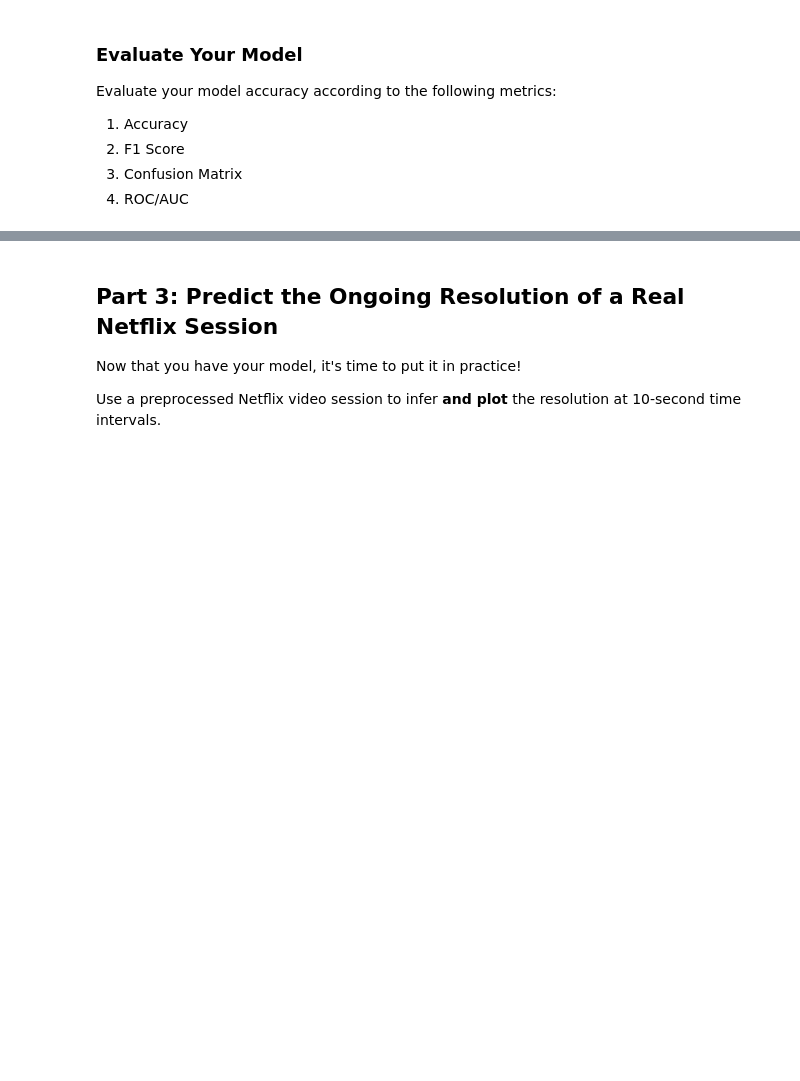
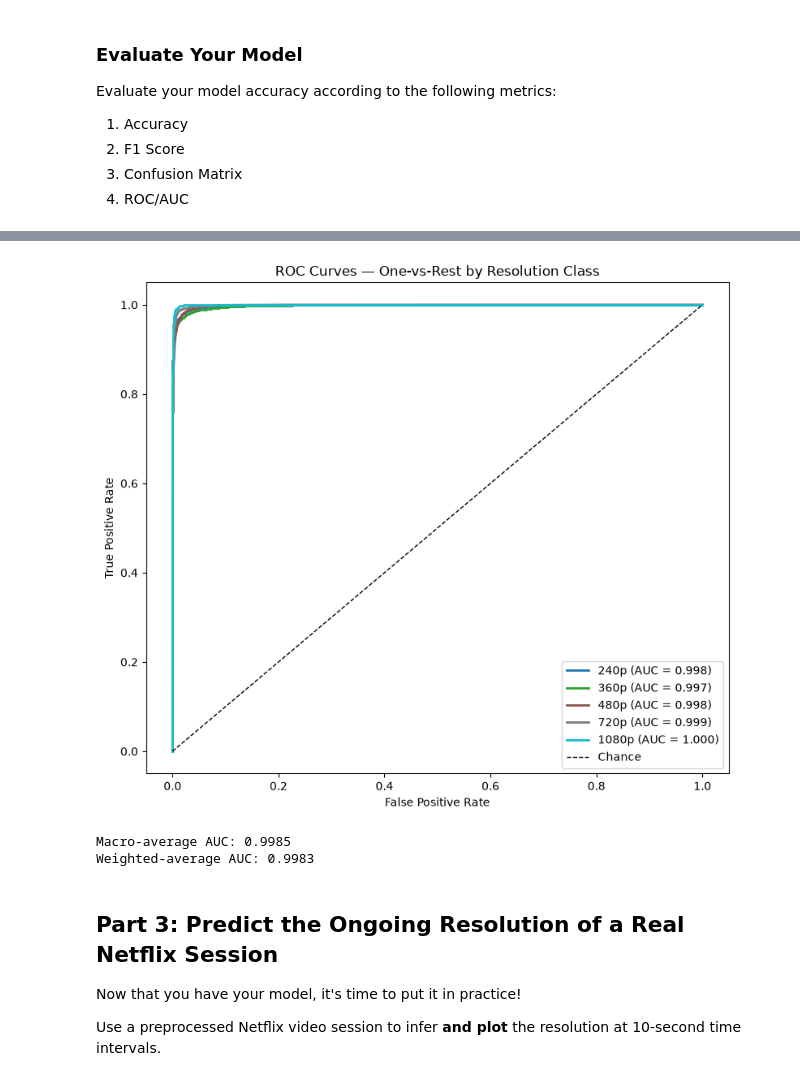
Before and after one commit to md-45/ml-systems-copy, a Jupyter notebook: docs/assignments/1-Video-Quality-Inference.ipynb, the cells around one changed output, grey strips where cells are left out. Saved outputs shown, nothing was run; the diff lists cells and outputs as text; code cells hidden in the pictures; blank space fills up the shorter version.

```diff
--- a/docs/assignments/1-Video-Quality-Inference.ipynb
+++ b/docs/assignments/1-Video-Quality-Inference.ipynb
@@ -473,3 +534,48 @@ LGBMRegressor(colsample_bytree=0.8, learning_rate=np.float64(0.1), max_depth=10,
+# %%
+#ROC/AUC
+from sklearn.metrics import roc_curve, auc, roc_auc_score
+from sklearn.preprocessing import label_binarize
+import numpy as np
+import matplotlib.pyplot as plt
+
+# Get predicted probabilities
+y_proba = best_model.predict_proba(X_test)
+
+# Binarize y_test for OvR ROC (shape: n_samples x n_classes)
+classes = best_model.classes_  # encoded labels, e.g. [0,1,2,3,4]
+y_test_bin = label_binarize(y_test, classes=classes)
+
+n_classes = len(classes)
+fpr, tpr, roc_auc = {}, {}, {}
+
+for i in range(n_classes):
+    fpr[i], tpr[i], _ = roc_curve(y_test_bin[:, i], y_proba[:, i])
+    roc_auc[i] = auc(fpr[i], tpr[i])
+
+# Plot
+plt.figure(figsize=(8, 7))
+colors = plt.cm.tab10(np.linspace(0, 1, n_classes))
+for i, color in zip(range(n_classes), colors):
+    plt.plot(fpr[i], tpr[i], color=color, lw=2,
+            label=f'{int(le.classes_[i])}p (AUC = {roc_auc[i]:.3f})')
+
+plt.plot([0, 1], [0, 1], 'k--', lw=1, label='Chance')
+plt.xlabel('False Positive Rate')
+plt.ylabel('True Positive Rate')
+plt.title('ROC Curves — One-vs-Rest by Resolution Class')
+plt.legend(loc='lower right')
+plt.tight_layout()
+plt.show()
+
+# Summary AUC scores
+macro_auc = roc_auc_score(y_test, y_proba, multi_class='ovr', average='macro')
+weighted_auc = roc_auc_score(y_test, y_proba, multi_class='ovr', average='weighted')
+print(f"Macro-average AUC: {macro_auc:.4f}")
+print(f"Weighted-average AUC: {weighted_auc:.4f}")
+# %% [output]
+[figure, added]
+Macro-average AUC: 0.9985
+Weighted-average AUC: 0.9983
 # %% [markdown]
 ## Part 3: Predict the Ongoing Resolution of a Real Netflix Session
 
```
Also changed, not shown: parts of 9 cells of this notebook.
